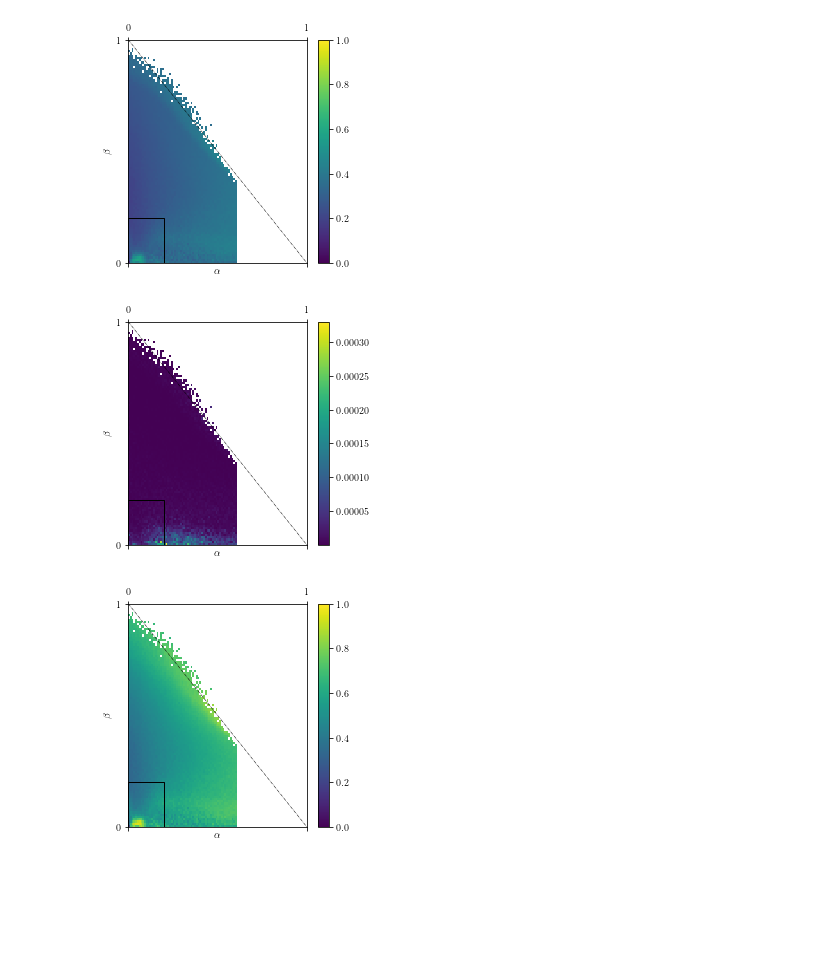
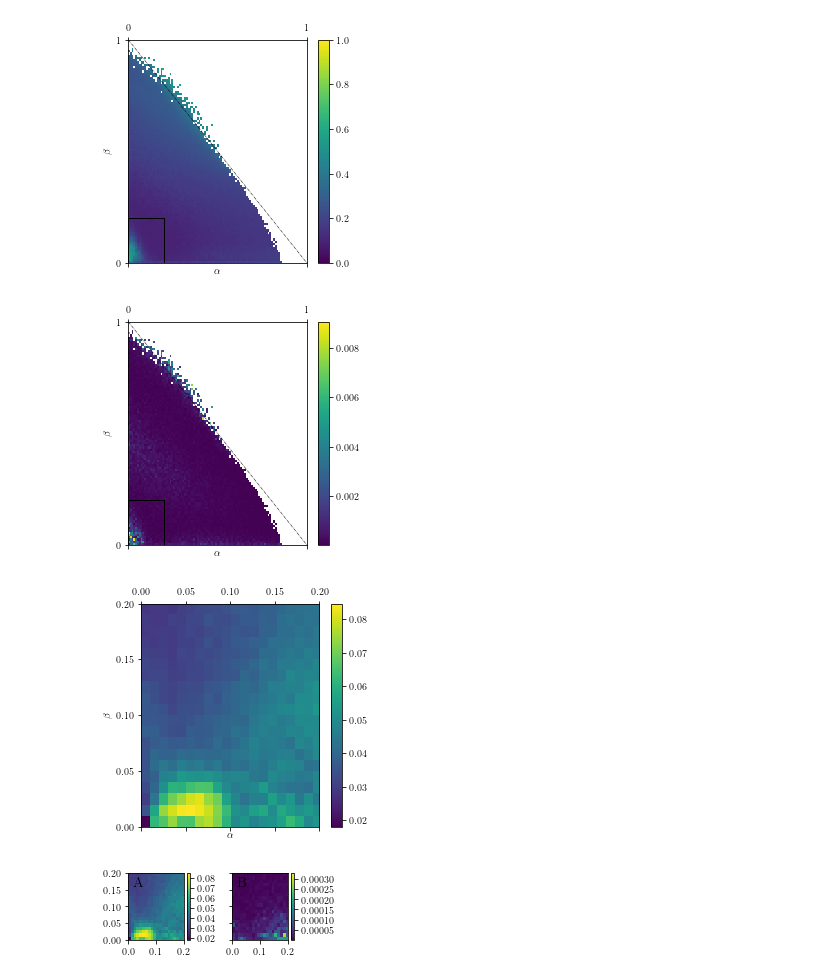
Before and after one commit to henmitch/chimera-2019, a Jupyter notebook: code/python/landscape_analysis.ipynb, the cells around one changed output. Saved outputs shown, nothing was run; the diff lists cells and outputs as text; code cells hidden in the pictures; blank space fills up the shorter version.

Commit message:
Updated code to generate figures

```diff
--- a/code/python/landscape_analysis.ipynb
+++ b/code/python/landscape_analysis.ipynb
@@ -85,8 +196,9 @@ plt.gcf().set_size_inches(4, 4)
 # %%
-c = good.pivot_table(values="chimera", index="beta", columns="alpha"
+r = good.pivot_table(values="r_bar", index="beta", columns="alpha",
+                     aggfunc=np.mean
                     )
 
-plt.matshow(c.values[:, :]*7, origin="lower", aspect="auto", vmin=0, vmax=1,
+plt.matshow(r.values[:, :], origin="lower", aspect="auto", vmin=0, vmax=1,
             extent=[c.columns.min(), c.columns.max(),
                     c.index.min(), c.index.max()])
 plt.plot([0, 1], [1, 0], "-.", color="k", lw=0.5)
@@ -97,15 +209,15 @@ plt.ylim([0, 1])
 plt.gca().add_patch(Rectangle((0, 0), 0.2, 0.2, linewidth=1, fill=False))
 plt.colorbar()
 plt.gcf().set_size_inches(4, 4)
-# plt.savefig("../../final/figure/aphysical_chimera_smooth", dpi=700)
+plt.savefig("../figure/r", dpi=200)
 # %% [output]
-[figure, old version]
+[figure, new version]
 # %%
-chi_var = good.pivot_table(values="chimera", index="beta", columns="alpha",
-                           aggfunc=np.var
-                          )
+r_var = good.pivot_table(values="r_bar", index="beta", columns="alpha",
+                         aggfunc=np.var
+                        )
 
-plt.matshow(chi_var.values[:, :], origin="lower", aspect="auto",
+plt.matshow(r_var.values[:, :], origin="lower", aspect="auto",
             extent=[c.columns.min(), c.columns.max(),
                     c.index.min(), c.index.max()])
 plt.plot([0, 1], [1, 0], "-.", color="k", lw=0.5)
@@ -116,26 +228,47 @@ plt.ylim([0, 1])
 plt.gca().add_patch(Rectangle((0, 0), 0.2, 0.2, linewidth=1, fill=False))
 plt.colorbar()
 plt.gcf().set_size_inches(4, 4)
-# plt.savefig("../../final/figure/aphysical_chimera", dpi=700)
+plt.savefig("../figure/r_var", dpi=200)
 # %% [output]
-[figure, old version]
+[figure, new version]
 # %%
-m = good.pivot_table(values="metastability", index="beta", columns="alpha",
-                     aggfunc=np.mean
-                    )
-
-plt.matshow(m.values[:, :]*12, origin="lower", aspect="auto", vmin=0, vmax=1,
+plt.matshow(c.values[:, :], origin="lower", aspect="auto",
             extent=[c.columns.min(), c.columns.max(),
                     c.index.min(), c.index.max()])
-plt.plot([0, 1], [1, 0], "-.", color="k", lw=0.5)
 plt.xlabel(r"$\alpha$")
 plt.ylabel(r"$\beta$")
-plt.xlim([0, 1])
-plt.ylim([0, 1])
-plt.gca().add_patch(Rectangle((0, 0), 0.2, 0.2, linewidth=1, fill=False))
+plt.xlim([0, 0.2])
+plt.ylim([0, 0.2])
 plt.colorbar()
 plt.gcf().set_size_inches(4, 4)
-# plt.savefig("../../final/figure/aphysical_chimera", dpi=700)
+plt.savefig("../figure/zoom_chimera", dpi=200)
 # %% [output]
-[figure, old version]
+[figure, new version]
+# %%
+fig, [c_ax, var_ax] = plt.subplots(nrows=1, ncols=2, sharex=True, sharey=True, figsize=(3.5, 1.5))
+
+c_im = c_ax.matshow(c.values[:, :], origin="lower", aspect="auto",
+            extent=[c.columns.min(), c.columns.max(),
+                    c.index.min(), c.index.max()])
+
+c_ax.text(0.1, 0.8, "A", transform=c_ax.transAxes, size="x-large")
+
+var_im = var_ax.matshow(chi_var.values[:, :], origin="lower", aspect="auto",
+                        extent=[c.columns.min(), c.columns.max(),
+                                c.index.min(), c.index.max()])
+
+var_ax.text(0.1, 0.8, "B", transform=var_ax.transAxes, size="x-large")
+
+for axis in [c_ax, var_ax]:
+    axis.xaxis.set_ticks_position("bottom")
+    axis.set_xlim([0, 0.2])
+    axis.set_xticks([0, 0.1, 0.2])
+    axis.set_ylim([0, 0.2])
+
+colorbar(c_im)
+colorbar(var_im)
+fig.tight_layout()
+plt.savefig(f"../../final/figure/zoom_{dpi}dpi.pdf", dpi=dpi)
+# %% [output]
+[figure, added]
 # %%
```
Also changed, not shown: parts of 19 cells of this notebook, 9 other files.
